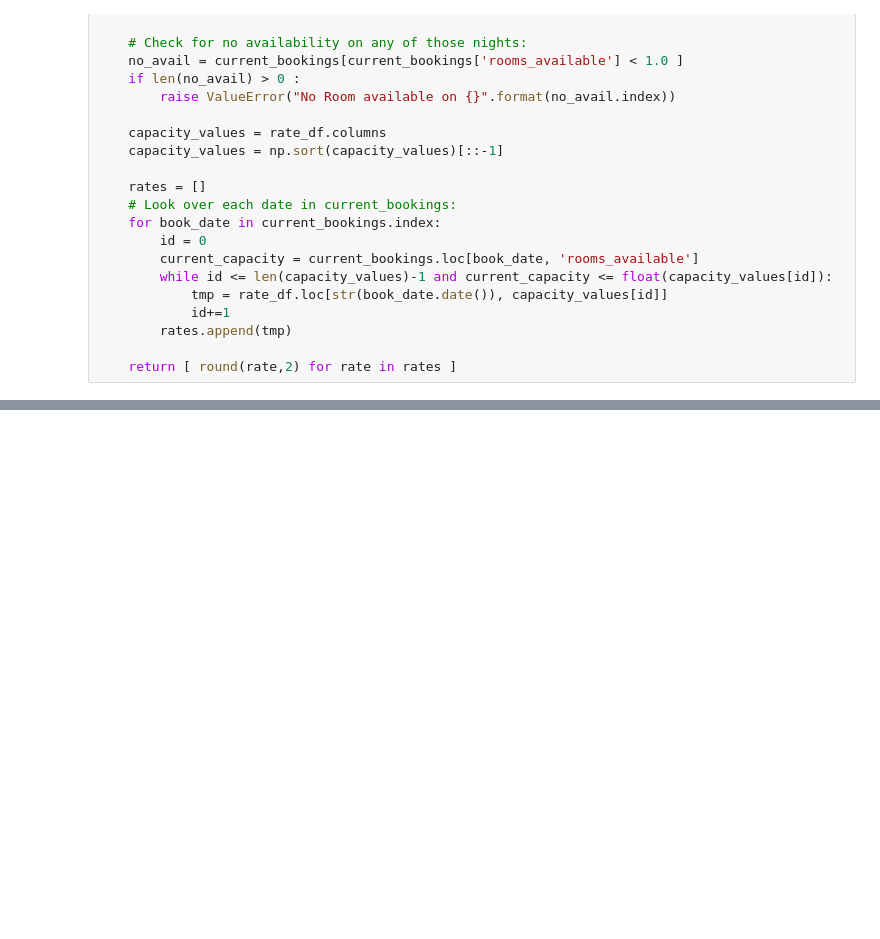
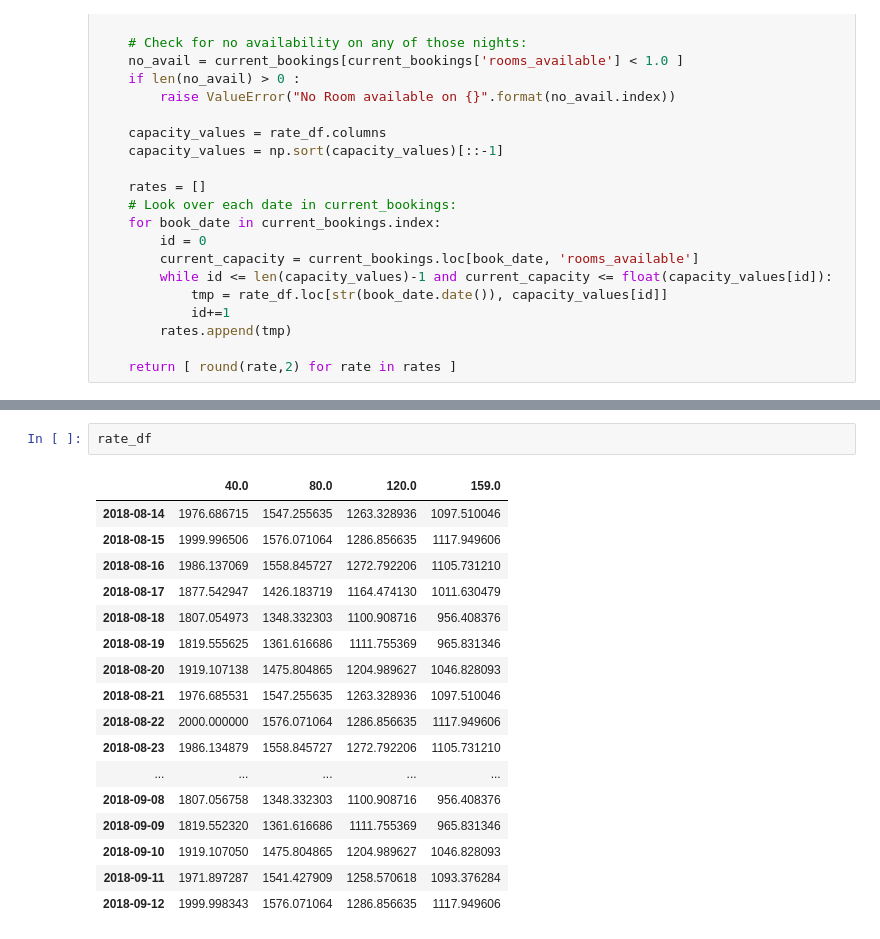
Before and after one commit to oscardaniel88/mcdatos_estancia, a Jupyter notebook: jupyter/Pricing.ipynb, the cells around one changed output, grey strips where cells are left out. Saved outputs shown, nothing was run; the diff lists cells and outputs as text; blank space fills up the shorter version.

```diff
--- a/jupyter/Pricing.ipynb
+++ b/jupyter/Pricing.ipynb
@@ -351,0 +410,20 @@ def rate_query(arrival_date, departure_date):
+# %%
+rate_df
+# %% [output]
+|  | 40.0 | 80.0 | 120.0 | 159.0 |
+| 2018-08-14 | 1976.686715 | 1547.255635 | 1263.328936 | 1097.510046 |
+| 2018-08-15 | 1999.996506 | 1576.071064 | 1286.856635 | 1117.949606 |
+| 2018-08-16 | 1986.137069 | 1558.845727 | 1272.792206 | 1105.731210 |
+| 2018-08-17 | 1877.542947 | 1426.183719 | 1164.474130 | 1011.630479 |
+| 2018-08-18 | 1807.054973 | 1348.332303 | 1100.908716 | 956.408376 |
+| 2018-08-19 | 1819.555625 | 1361.616686 | 1111.755369 | 965.831346 |
+| 2018-08-20 | 1919.107138 | 1475.804865 | 1204.989627 | 1046.828093 |
+| 2018-08-21 | 1976.685531 | 1547.255635 | 1263.328936 | 1097.510046 |
+| 2018-08-22 | 2000.000000 | 1576.071064 | 1286.856635 | 1117.949606 |
+| 2018-08-23 | 1986.134879 | 1558.845727 | 1272.792206 | 1105.731210 |
+| ... | ... | ... | ... | ... |
+| 2018-09-08 | 1807.056758 | 1348.332303 | 1100.908716 | 956.408376 |
+| 2018-09-09 | 1819.552320 | 1361.616686 | 1111.755369 | 965.831346 |
+| 2018-09-10 | 1919.107050 | 1475.804865 | 1204.989627 | 1046.828093 |
+| 2018-09-11 | 1971.897287 | 1541.427909 | 1258.570618 | 1093.376284 |
+| 2018-09-12 | 1999.998343 | 1576.071064 | 1286.856635 | 1117.949606 |
```
Also changed, not shown: parts of 5 cells of this notebook, 24 other files.
